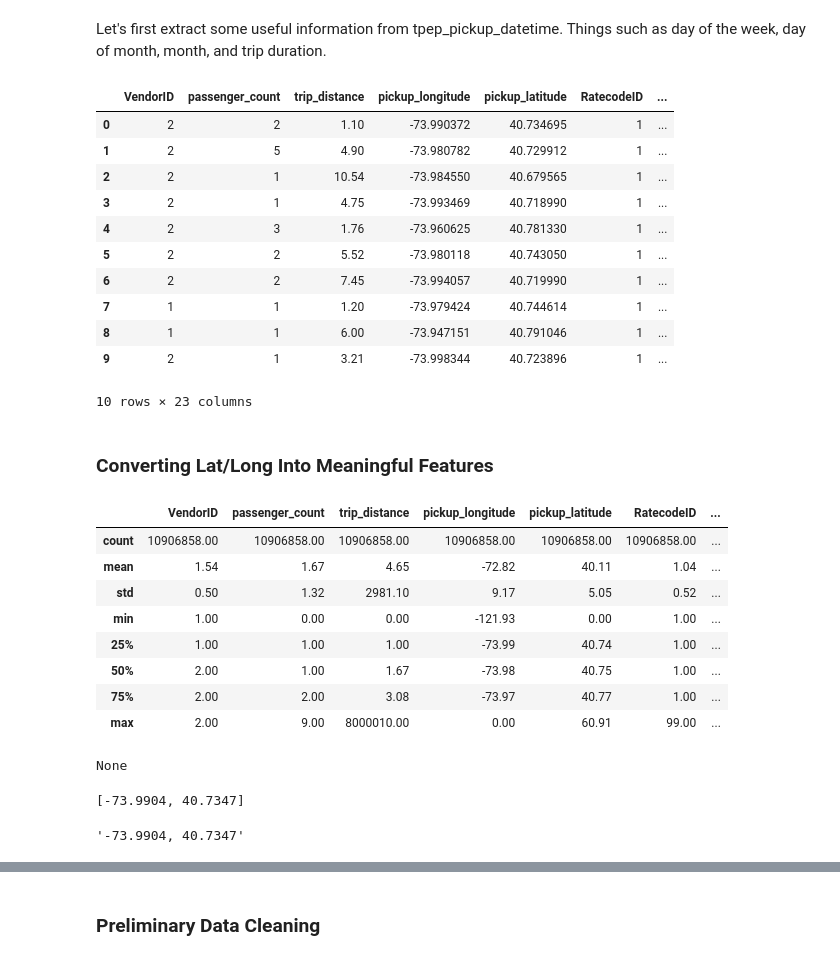
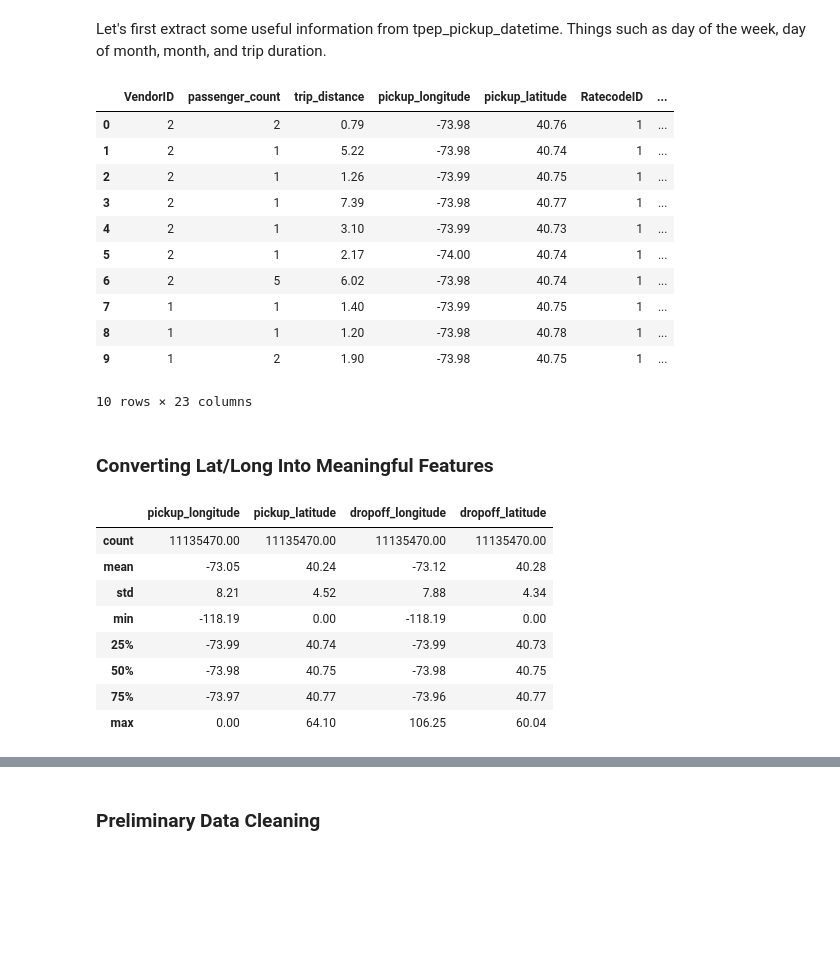
Before and after one commit to fosbery/Side-Machine-Learning-Projects, a Jupyter notebook: ia.ipynb, the cells around one changed output, grey strips where cells are left out. Drawn from its saved outputs; the diff is of its cells as text; code cells hidden in the pictures; blank space fills up the shorter version.

```diff
--- a/ia.ipynb
+++ b/ia.ipynb
@@ -8,5 +8,6 @@ import geocoder
 
 pd.options.display.float_format = "{:.2f}".format
 # %%
-yel2019 = pd.read_csv("/Users/james.fung/Desktop/test_scripts/via/yellow_tripdata_2016-01.csv")
+#yel2019 = pd.read_csv("/Users/james.fung/Desktop/test_scripts/via/yellow_tripdata_2016-06.csv")
+yel2019 = pd.read_csv("/Users/jamesfung/Dropbox/Resumes/Resume/NYC/2020_resume/challenges/via/yellow_tripdata_2016-06.csv")
 # %%
@@ -72,28 +77,30 @@ yel2019 = yel2019.drop(['tpep_pickup_datetime','tpep_dropoff_datetime'],axis=1)
 yel2019.head(10)
 # %% [output]
 |  | VendorID | passenger_count | trip_distance | pickup_longitude | pickup_latitude | RatecodeID | ... |
-| 0 | 2 | 2 | 1.10 | -73.990372 | 40.734695 | 1 | ... |
-| 1 | 2 | 5 | 4.90 | -73.980782 | 40.729912 | 1 | ... |
-| 2 | 2 | 1 | 10.54 | -73.984550 | 40.679565 | 1 | ... |
-| 3 | 2 | 1 | 4.75 | -73.993469 | 40.718990 | 1 | ... |
-| 4 | 2 | 3 | 1.76 | -73.960625 | 40.781330 | 1 | ... |
-| 5 | 2 | 2 | 5.52 | -73.980118 | 40.743050 | 1 | ... |
-| 6 | 2 | 2 | 7.45 | -73.994057 | 40.719990 | 1 | ... |
-| 7 | 1 | 1 | 1.20 | -73.979424 | 40.744614 | 1 | ... |
-| 8 | 1 | 1 | 6.00 | -73.947151 | 40.791046 | 1 | ... |
-| 9 | 2 | 1 | 3.21 | -73.998344 | 40.723896 | 1 | ... |
+| 0 | 2 | 2 | 0.79 | -73.98 | 40.76 | 1 | ... |
+| 1 | 2 | 1 | 5.22 | -73.98 | 40.74 | 1 | ... |
+| 2 | 2 | 1 | 1.26 | -73.99 | 40.75 | 1 | ... |
+| 3 | 2 | 1 | 7.39 | -73.98 | 40.77 | 1 | ... |
+| 4 | 2 | 1 | 3.10 | -73.99 | 40.73 | 1 | ... |
+| 5 | 2 | 1 | 2.17 | -74.00 | 40.74 | 1 | ... |
+| 6 | 2 | 5 | 6.02 | -73.98 | 40.74 | 1 | ... |
+| 7 | 1 | 1 | 1.40 | -73.99 | 40.75 | 1 | ... |
+| 8 | 1 | 1 | 1.20 | -73.98 | 40.78 | 1 | ... |
+| 9 | 1 | 2 | 1.90 | -73.98 | 40.75 | 1 | ... |
 10 rows × 23 columns
 # %% [markdown]
 ### Converting Lat/Long Into Meaningful Features
+# %%
+locations = yel2019[['pickup_longitude','pickup_latitude','dropoff_longitude','dropoff_latitude',]]
 # %%
-yel2019.describe()
+locations.describe()
 # %% [output]
-|  | VendorID | passenger_count | trip_distance | pickup_longitude | pickup_latitude | RatecodeID | ... |
-| count | 10906858.00 | 10906858.00 | 10906858.00 | 10906858.00 | 10906858.00 | 10906858.00 | ... |
-| mean | 1.54 | 1.67 | 4.65 | -72.82 | 40.11 | 1.04 | ... |
-| std | 0.50 | 1.32 | 2981.10 | 9.17 | 5.05 | 0.52 | ... |
-| min | 1.00 | 0.00 | 0.00 | -121.93 | 0.00 | 1.00 | ... |
-| 25% | 1.00 | 1.00 | 1.00 | -73.99 | 40.74 | 1.00 | ... |
-| 50% | 2.00 | 1.00 | 1.67 | -73.98 | 40.75 | 1.00 | ... |
-| 75% | 2.00 | 2.00 | 3.08 | -73.97 | 40.77 | 1.00 | ... |
-| max | 2.00 | 9.00 | 8000010.00 | 0.00 | 60.91 | 99.00 | ... |
+|  | pickup_longitude | pickup_latitude | dropoff_longitude | dropoff_latitude |
+| count | 11135470.00 | 11135470.00 | 11135470.00 | 11135470.00 |
+| mean | -73.05 | 40.24 | -73.12 | 40.28 |
+| std | 8.21 | 4.52 | 7.88 | 4.34 |
+| min | -118.19 | 0.00 | -118.19 | 0.00 |
+| 25% | -73.99 | 40.74 | -73.99 | 40.73 |
+| 50% | -73.98 | 40.75 | -73.98 | 40.75 |
+| 75% | -73.97 | 40.77 | -73.96 | 40.77 |
+| max | 0.00 | 64.10 | 106.25 | 60.04 |
@@ -102,8 +106,0 @@ g = geocoder.google([round(yel2019['pickup_longitude'][0],2), round(yel2019['pic
-# %%
-print(g.state)
-# %% [output]
-None
-# %%
-[round(yel2019['pickup_longitude'][0],4), round(yel2019['pickup_latitude'][0],4)]
-# %% [output]
-[-73.9904, 40.7347]
@@ -114,4 +106,0 @@ location = geolocator.reverse(str(round(yel2019['pickup_longitude'][0],4)) + ',
-# %%
-str(round(yel2019['pickup_longitude'][0],4)) + ', ' + str(round(yel2019['pickup_latitude'][0],4))
-# %% [output]
-'-73.9904, 40.7347'
```
Also changed, not shown: parts of 16 cells of this notebook.
